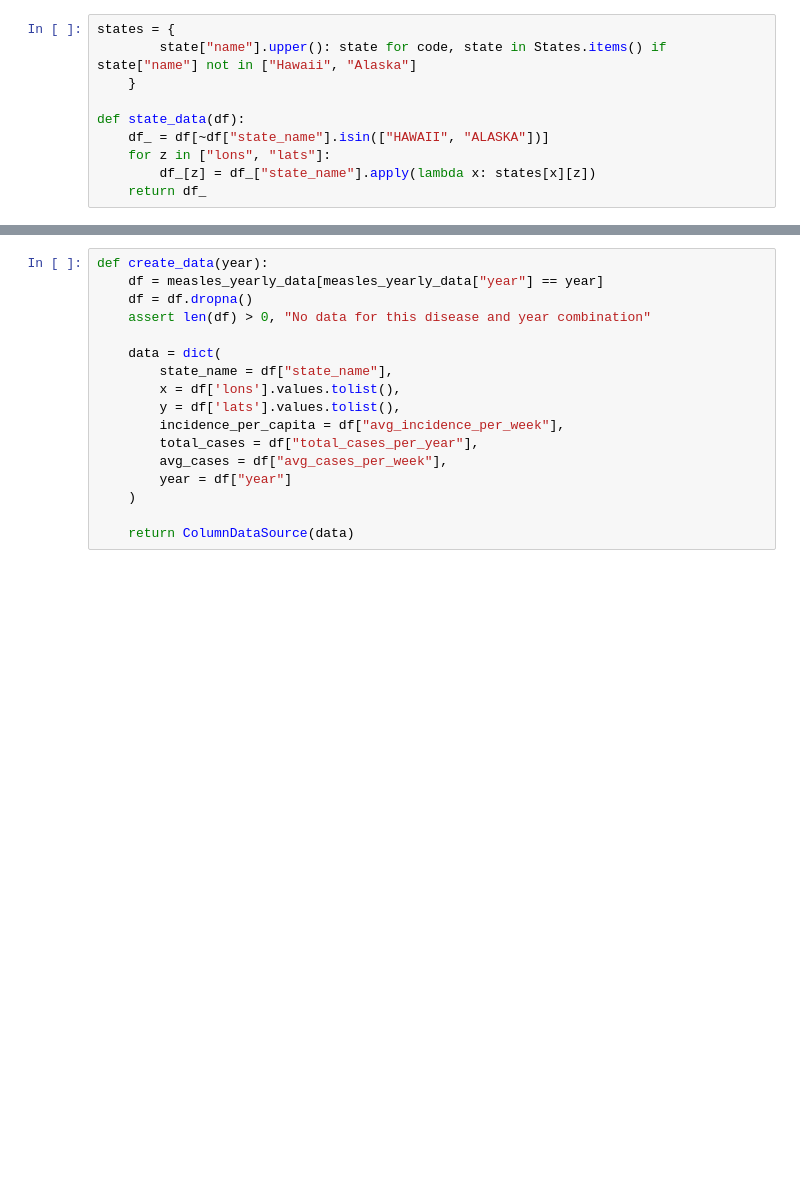
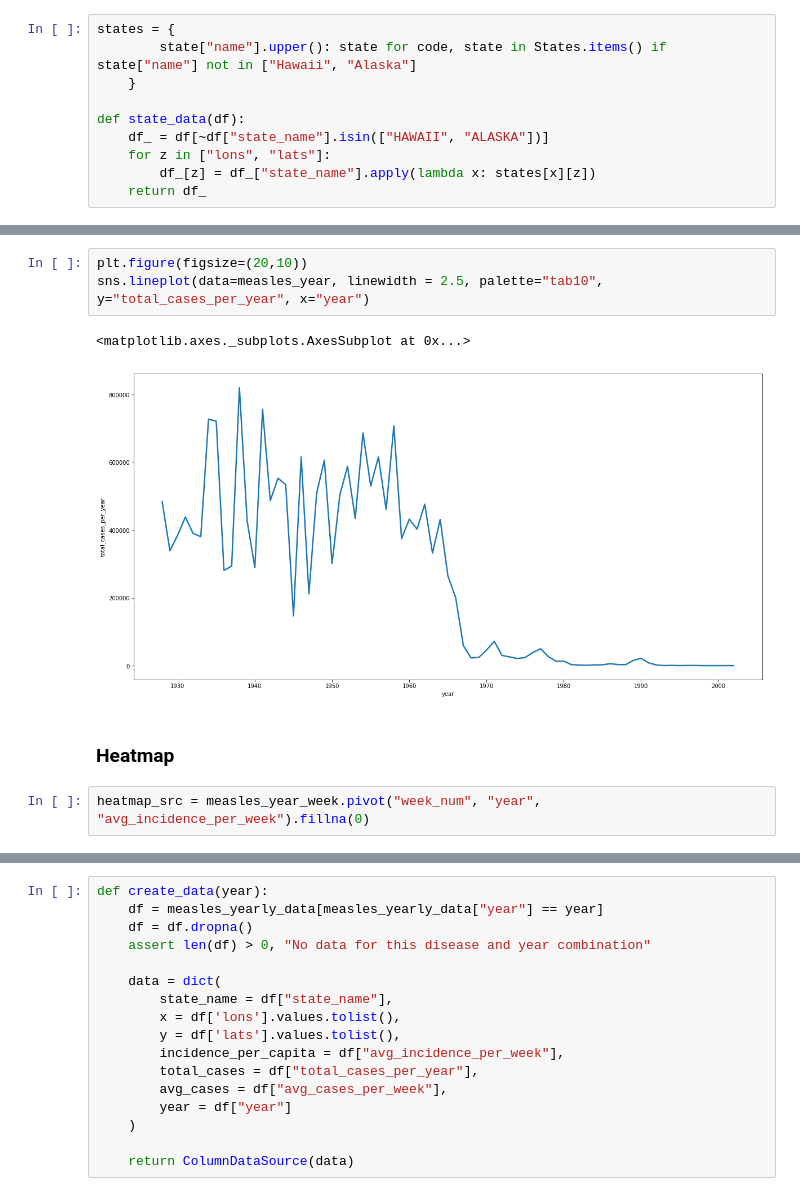
Before and after one commit to CS10-LABS7-MBP/measles_map, a Jupyter notebook: mapping_measles.ipynb, the cells around one changed output, grey strips where cells are left out. Cells and saved outputs as stored; diff of their text form; blank space fills up the shorter version.

```diff
--- a/mapping_measles.ipynb
+++ b/mapping_measles.ipynb
@@ -103,0 +151,10 @@ def state_data(df):
+# %%
+plt.figure(figsize=(20,10))
+sns.lineplot(data=measles_year, linewidth = 2.5, palette="tab10", y="total_cases_per_year", x="year")
+# %% [output]
+<matplotlib.axes._subplots.AxesSubplot at 0x...>
+[figure, added]
+# %% [markdown]
+<h3>Heatmap</h3>
+# %%
+heatmap_src = measles_year_week.pivot("week_num", "year", "avg_incidence_per_week").fillna(0)
```
Also changed, not shown: parts of 29 cells of this notebook.
